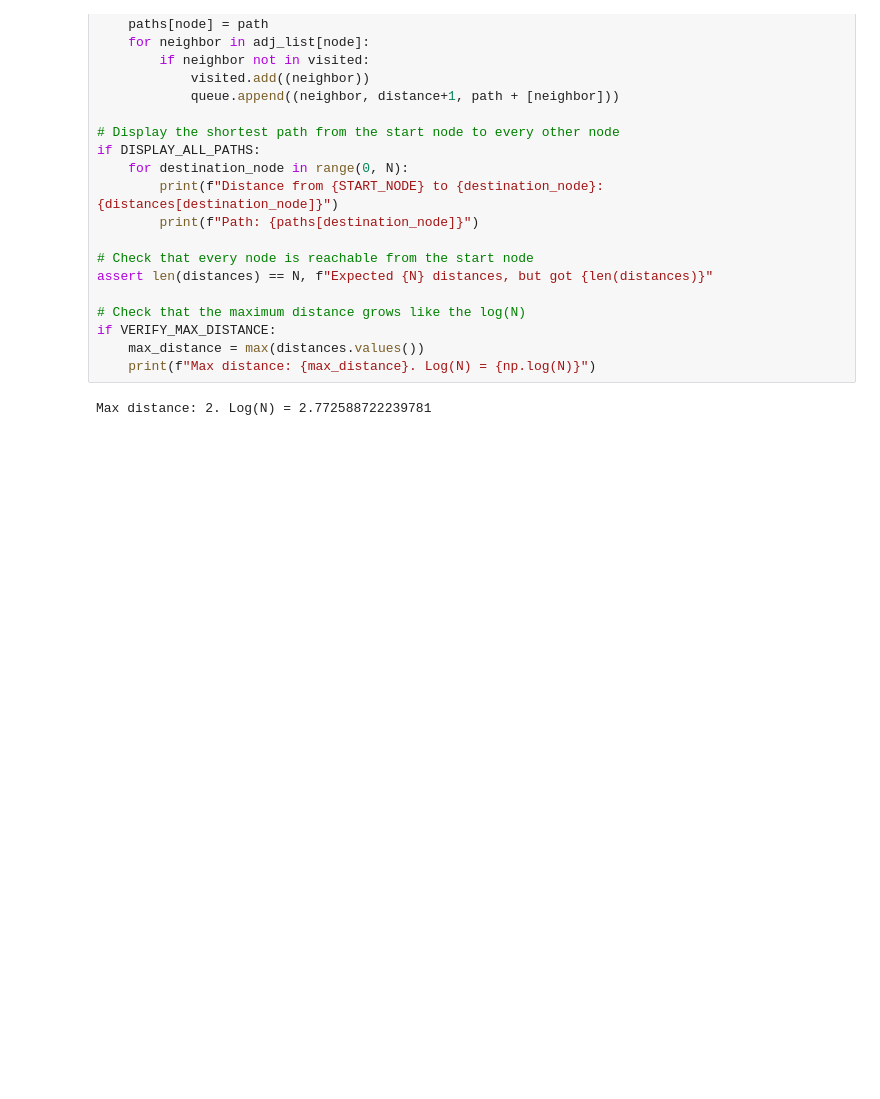
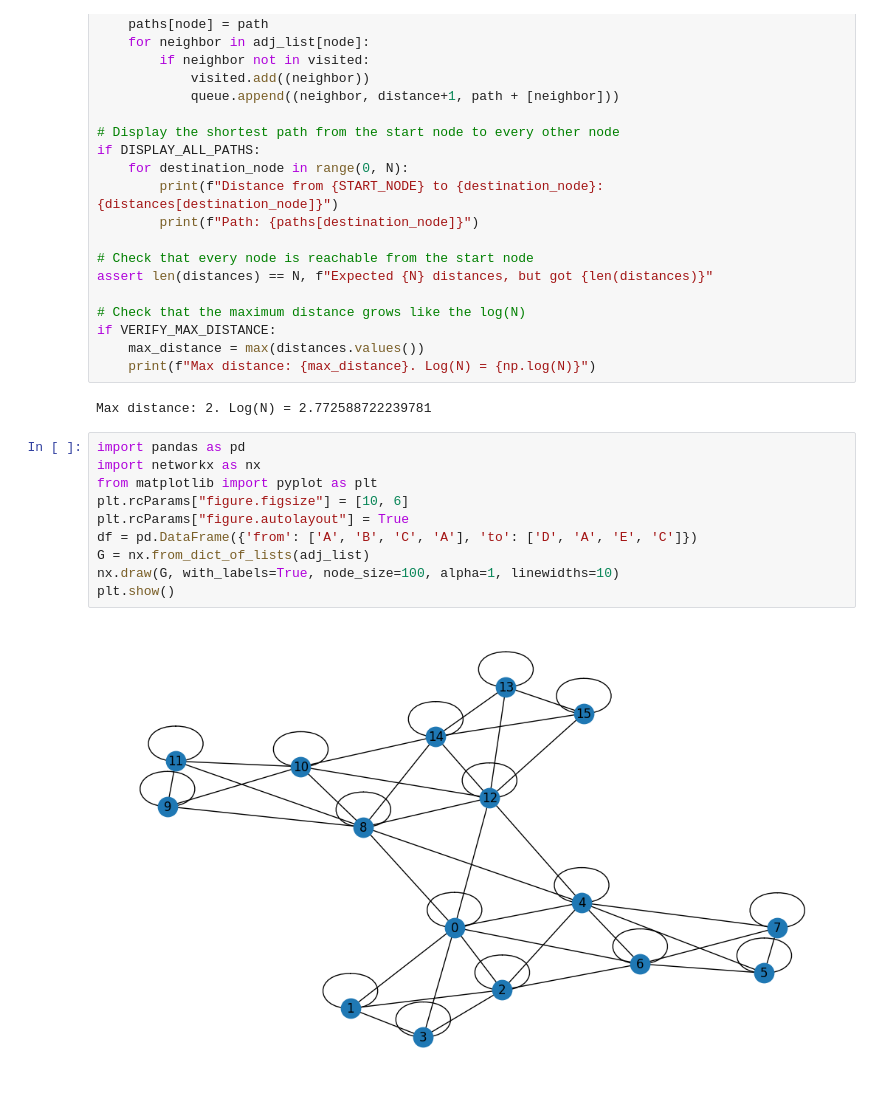
Before and after one commit to hkproj/python-longnet, a Jupyter notebook: longnet_visualizer.ipynb, the cells around one changed output. Drawn from its saved outputs; the diff is of its cells as text; blank space fills up the shorter version.

```diff
--- a/longnet_visualizer.ipynb
+++ b/longnet_visualizer.ipynb
@@ -103,3 +108,15 @@ if VERIFY_MAX_DISTANCE:
     print(f"Max distance: {max_distance}. Log(N) = {np.log(N)}")
 # %% [output]
 Max distance: 2. Log(N) = 2.772588722239781
+# %%
+import pandas as pd
+import networkx as nx
+from matplotlib import pyplot as plt
+plt.rcParams["figure.figsize"] = [10, 6]
+plt.rcParams["figure.autolayout"] = True
+df = pd.DataFrame({'from': ['A', 'B', 'C', 'A'], 'to': ['D', 'A', 'E', 'C']})
+G = nx.from_dict_of_lists(adj_list)
+nx.draw(G, with_labels=True, node_size=100, alpha=1, linewidths=10)
+plt.show()
+# %% [output]
+[figure, added]
```
Also changed, not shown: parts of 1 cell of this notebook.
